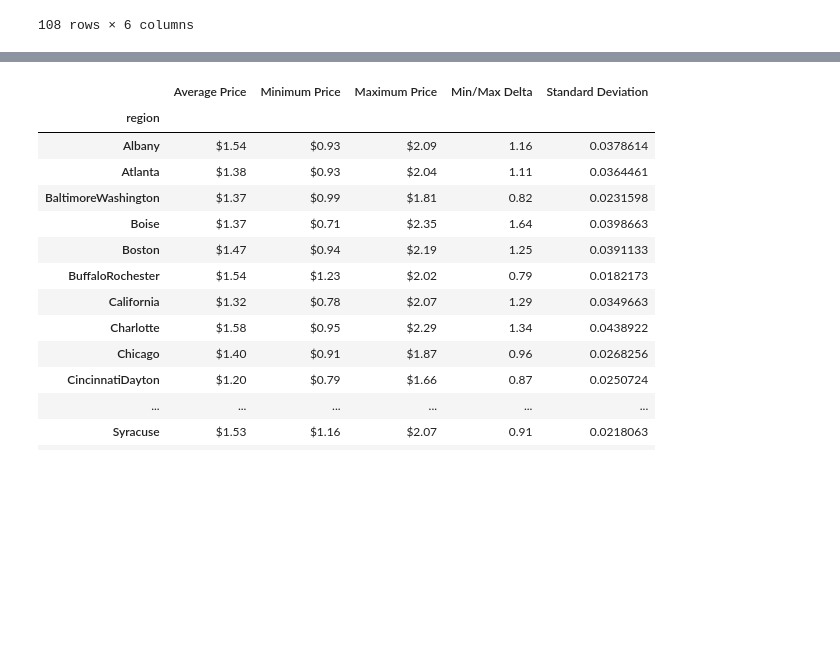
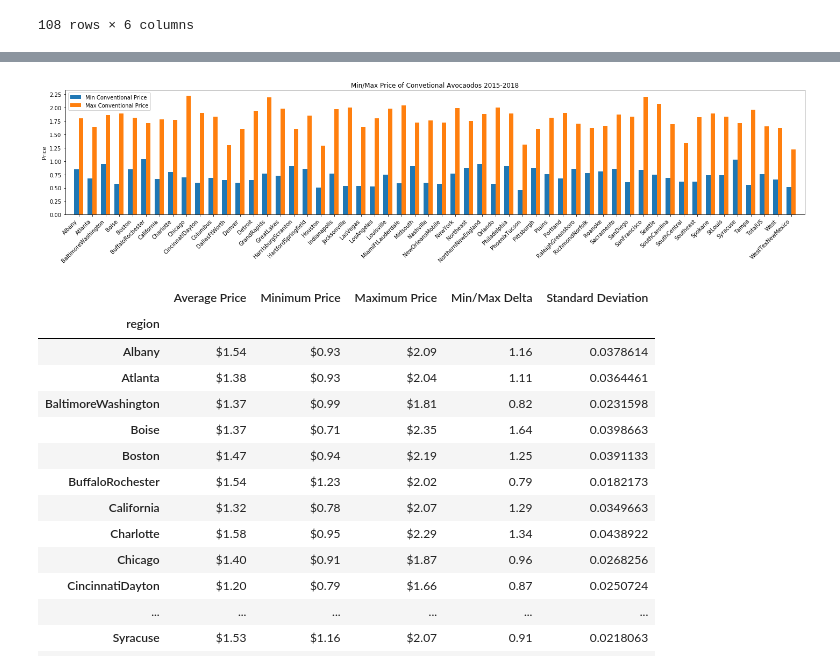
Before and after one commit to lourdesrm/AvocadoMadness, a Jupyter notebook: avocados.ipynb, the cells around one changed output, grey strips where cells are left out. Saved outputs shown, nothing was run; the diff lists cells and outputs as text; code cells hidden in the pictures; blank space fills up the shorter version.

Commit message:
adding updated plots

```diff
--- a/avocados.ipynb
+++ b/avocados.ipynb
@@ -192,3 +192,22 @@ combo_df
 | WestTexNewMexico | conventional | 0.842130 | 0.52 | 1.22 | 0.70 | 0.009619 | ... |
 |  | organic | 1.688855 | 1.04 | 2.93 | 1.89 | 0.026934 | ... |
 108 rows × 6 columns
+# %%
+labels = combo_df.reset_index(drop=False)
+labels_name = labels['region'].unique()
+labels_name
+
+min_price_conventional = labels[labels['type']=='conventional']['Minimum Price']
+min_price_conventional
+
+min_price_organic = labels[labels['type']=='organic']['Minimum Price']
+min_price_organic
+
+max_price_conventional = labels[labels['type']=='conventional']['Maximum Price']
+max_price_conventional
+
+max_price_organic = labels[labels['type']=='organic']['Maximum Price']
+max_price_organic
+
+# max_price = combo_df['Maximum Price']
+# max_price
@@ -195,3 +232,28 @@ combo_df
+# %%
+x = np.arange(len(labels_name))  # the label locations
+width = 0.35  # the width of the bars
+
+fig, ax = plt.subplots(figsize=(20,5))
+rects1 = ax.bar(x - width/2, min_price_conventional, width, label='Min Conventional Price')
+rects2 = ax.bar(x + width/2, max_price_conventional, width, label='Max Conventional Price')
+
+ax.set_ylabel('Price')
+ax.set_title('Min/Max Price of Convetional Avocaodos 2015-2018')
+ax.set_xticks(x)
+ax.set_yticks(np.arange(0, max_price_conventional.max() + 0.1, step=0.25))
+ax.set_xticklabels(labels_name, rotation = 45, ha="right")
+ax.legend()
+plt.xlim(-1.0,len(x))
+ax.tick_params(which='minor', width=1.00)
+
+
+fig.tight_layout()
+
+plt.savefig("MinMaxConventionalPrices.svg")
+
+plt.show()
+# %% [output]
+[figure, added]
 # %%
 # Sort avocado data by region
 region_data2015 = avocado_data2015.groupby('region')
```
Also changed, not shown: parts of 1 cell of this notebook, 8 other files.
